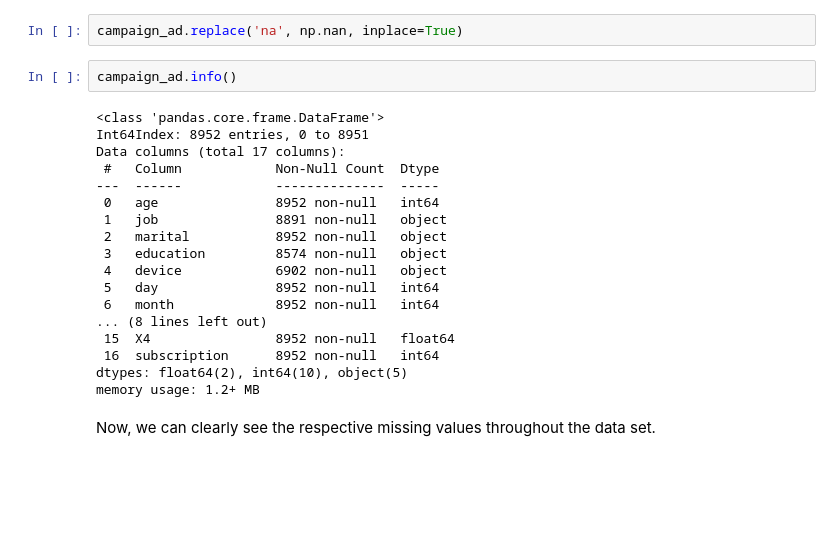
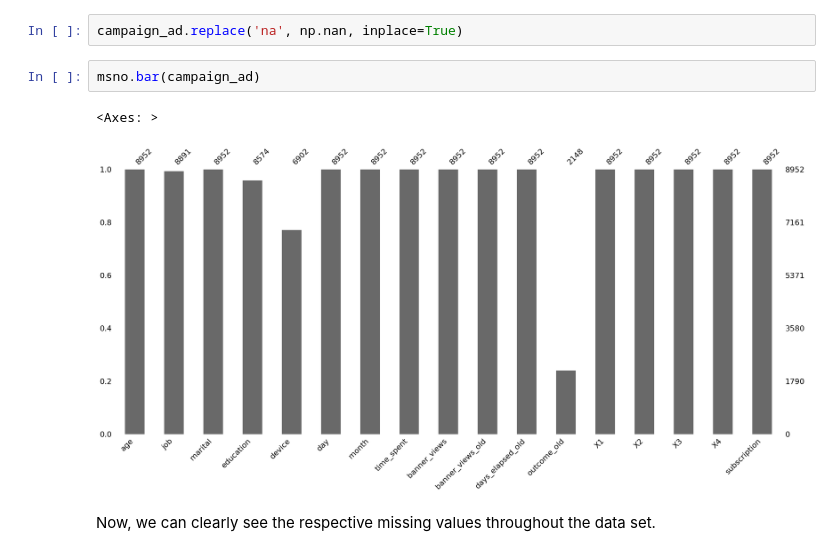
Before and after one commit to LuciaCam/ML_kaggle_competition, a Jupyter notebook: Data exploration.ipynb, the cells around one changed output. Saved outputs shown, nothing was run; the diff lists cells and outputs as text; blank space fills up the shorter version.

```diff
--- a/Data exploration.ipynb
+++ b/Data exploration.ipynb
@@ -75,26 +77,11 @@ campaign_ad
 Therefore, we replace `na` with `nan` that will be recoginzed by Python.
 # %%
 campaign_ad.replace('na', np.nan, inplace=True)
-# %%
-campaign_ad.info()
-# %% [output]
-<class 'pandas.core.frame.DataFrame'>
-Int64Index: 8952 entries, 0 to 8951
-Data columns (total 17 columns):
- #   Column            Non-Null Count  Dtype
----  ------            --------------  -----
- 0   age               8952 non-null   int64
- 1   job               8891 non-null   object
- 2   marital           8952 non-null   object
- 3   education         8574 non-null   object
- 4   device            6902 non-null   object
- 5   day               8952 non-null   int64
- 6   month             8952 non-null   int64
-... (8 lines left out)
- 15  X4                8952 non-null   float64
- 16  subscription      8952 non-null   int64
-dtypes: float64(2), int64(10), object(5)
-memory usage: 1.2+ MB
+# %%
+msno.bar(campaign_ad)
+# %% [output]
+<Axes: >
+[figure, added]
 # %% [markdown]
 Now, we can clearly see the respective missing values throughout the data set.
 # %% [markdown]
```
Also changed, not shown: parts of 2 cells of this notebook, 4 other files.
